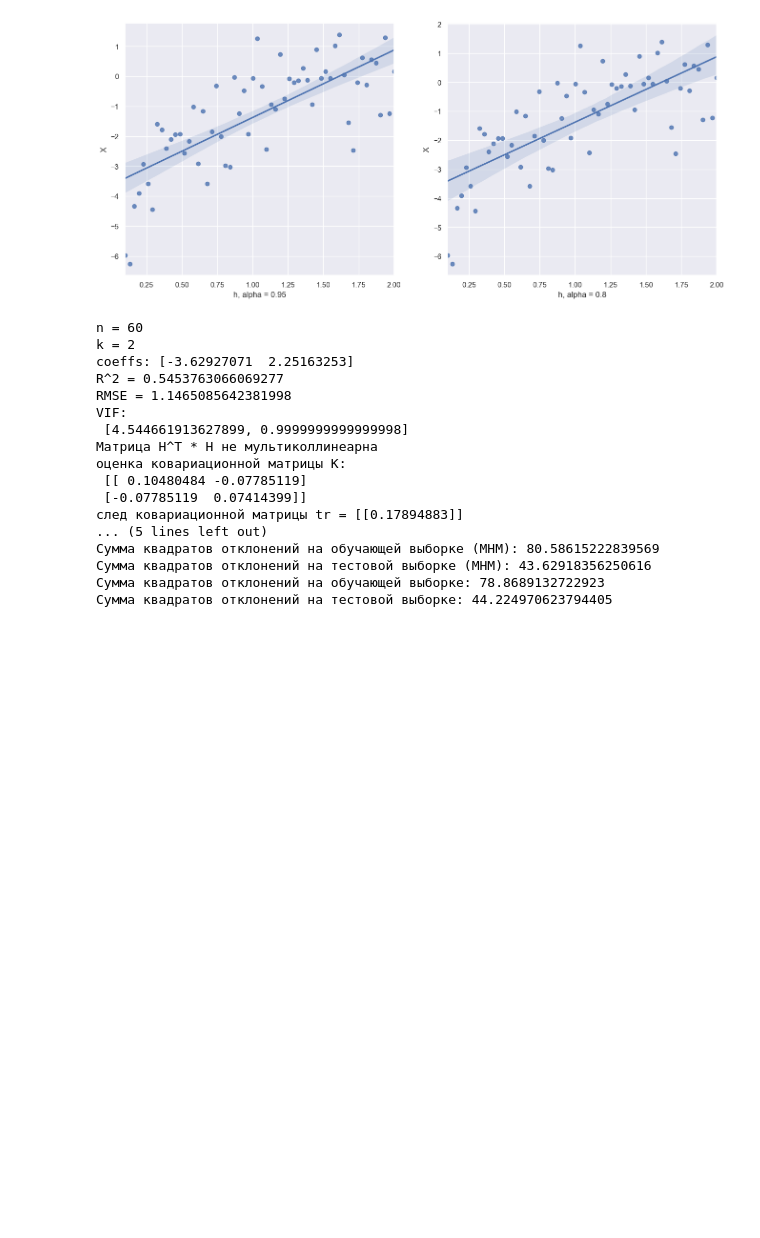
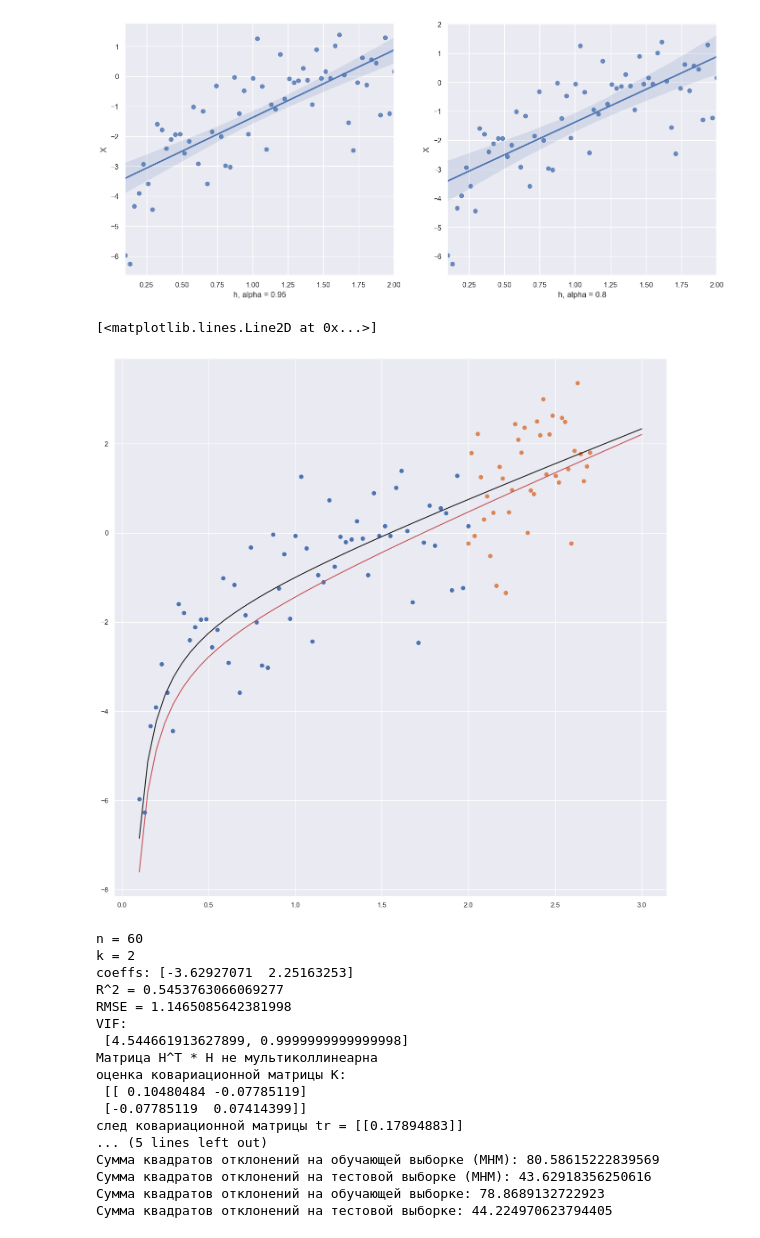
Before and after one commit to KorolevEgor/Econometrics, a Jupyter notebook: prog.ipynb, the cells around one changed output. Cells and saved outputs as stored; diff of their text form; code cells hidden in the pictures; blank space fills up the shorter version.

```diff
--- a/prog.ipynb
+++ b/prog.ipynb
@@ -313,6 +313,17 @@ plt.ylabel('X')
 # %% [output]
 Text(0, 0.5, 'X')
 [figure]
+# %%
+# проверка эвристической гипотезы
+
+plt.figure(figsize=(16, 16), dpi=100)
+plt.plot(X1['x'], y_data, 'o', label='обучающая выборка')
+plt.plot(X_test['x'], y_data_test, 'o', label='валидационная выборка')
+plt.plot(X_law['x'], np.dot(X2_law, [(-1.51 - 3.63) / 2, -0.52, (1.05 + 2.25) / 2]), 'r', label='эристическая модель')
+plt.plot(h_law, y_law, 'k-', label='подлинная функция')
+# %% [output]
+[<matplotlib.lines.Line2D at 0x...>]
+[figure, added]
 # %%
 coeffs, errors, sigma_hat_2 = lr(X1, X1_test, X1_law, 'простая линейная регрессия', show_method_min_module=True)
 log_likehood = -len(y_data) / 2.0 * (1 + np.log(2 * np.pi) + np.log(sigma_hat_2))
```
Also changed, not shown: parts of 1 cell of this notebook, 2 other files.
